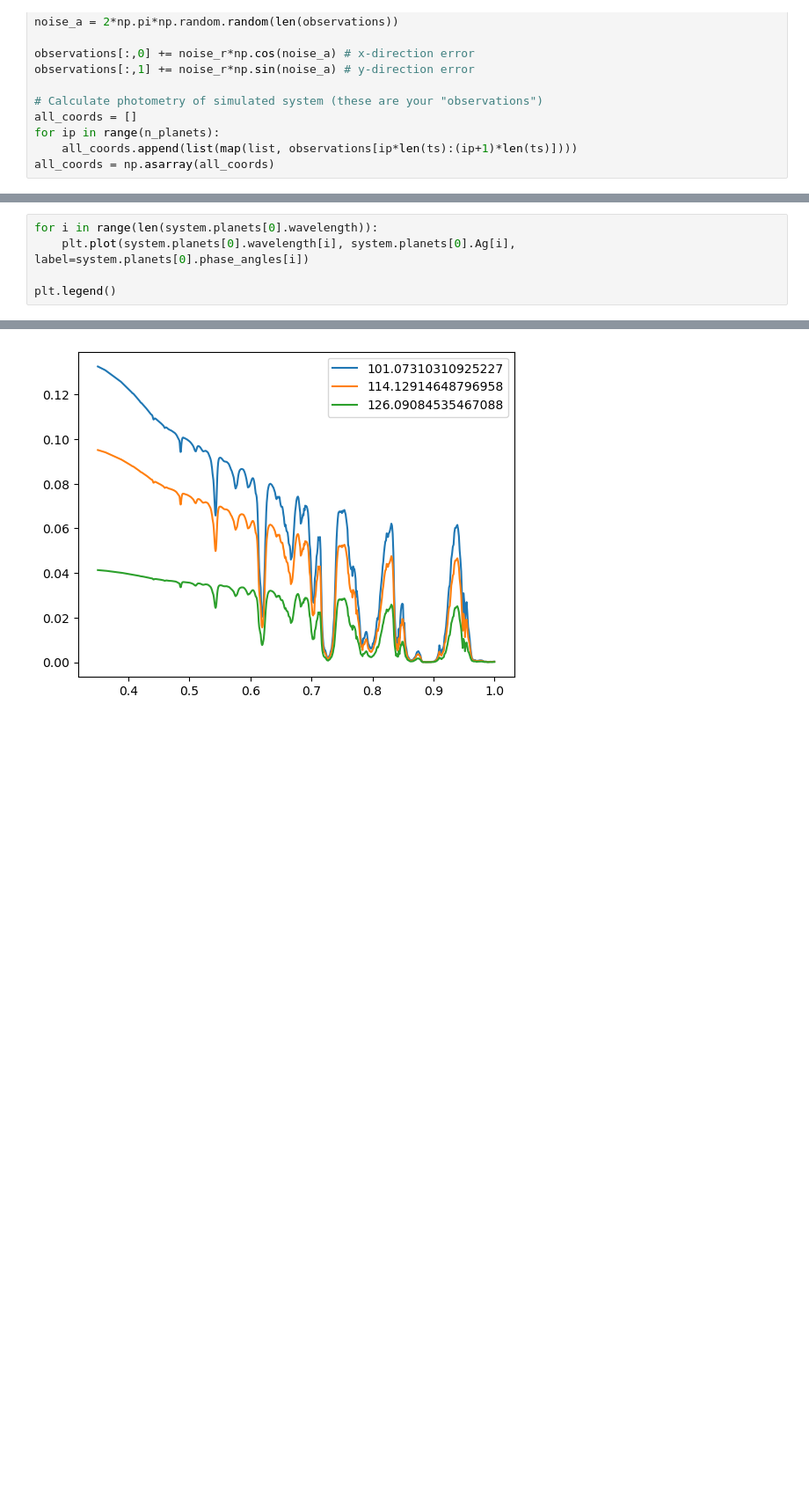
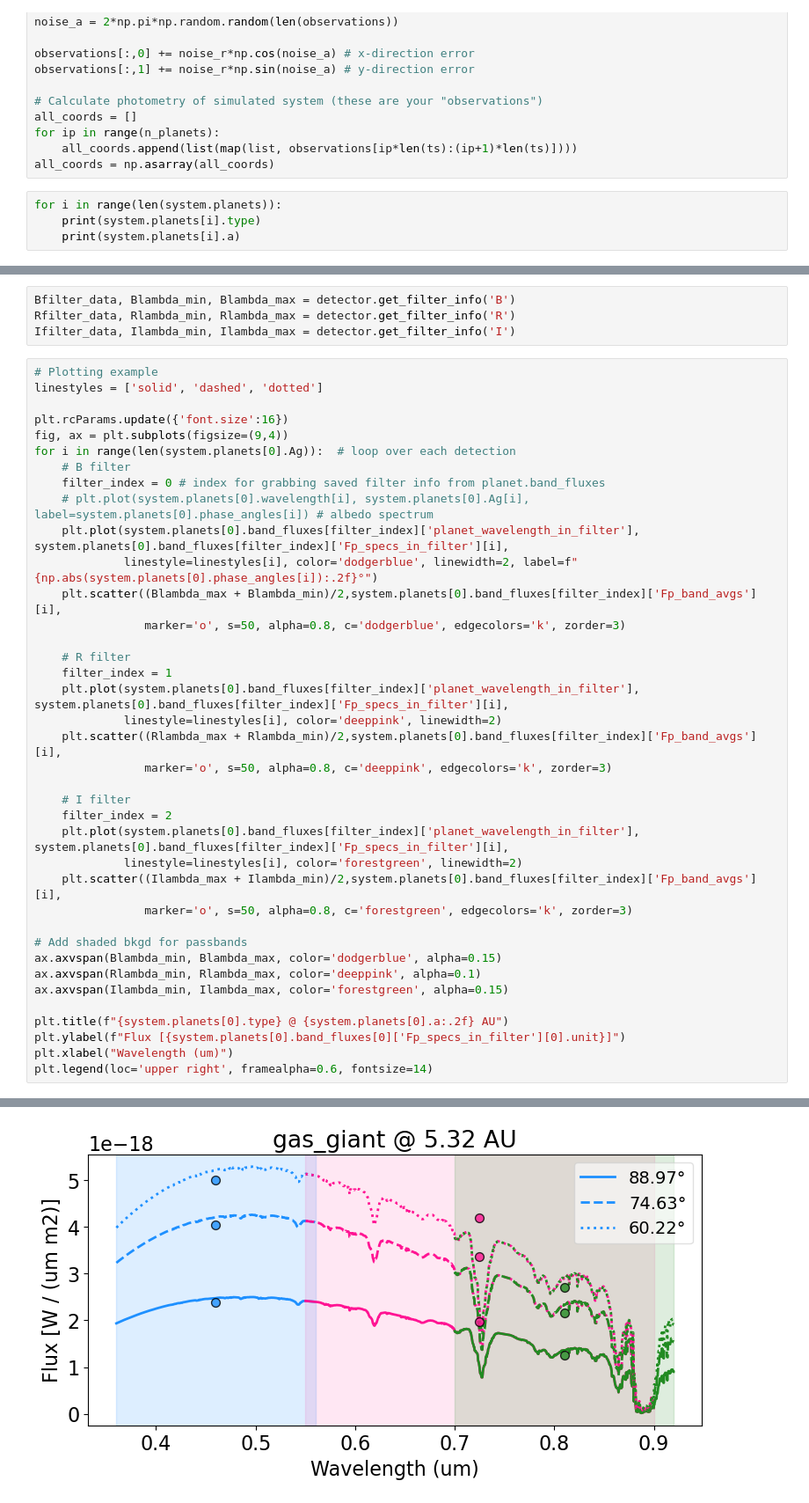
Before and after one commit to snhasler/deconfuser, a Jupyter notebook: photometry/test_color.ipynb, the cells around one changed output, grey strips where cells are left out. Shown: that part at 88% size. Saved outputs shown, nothing was run; the diff lists cells and outputs as text; blank space fills up the shorter version.

```diff
--- a/photometry/test_color.ipynb
+++ b/photometry/test_color.ipynb
@@ -405,3 +405,7 @@ all_coords = []
 for ip in range(n_planets):
     all_coords.append(list(map(list, observations[ip*len(ts):(ip+1)*len(ts)])))
 all_coords = np.asarray(all_coords)
+# %%
+for i in range(len(system.planets)):
+    print(system.planets[i].type)
+    print(system.planets[i].a)
@@ -455,8 +480,45 @@ system.planets[0].phase_angles
+# %%
+Bfilter_data, Blambda_min, Blambda_max = detector.get_filter_info('B')
+Rfilter_data, Rlambda_min, Rlambda_max = detector.get_filter_info('R')
+Ifilter_data, Ilambda_min, Ilambda_max = detector.get_filter_info('I')
 # %%
-for i in range(len(system.planets[0].wavelength)):
-    plt.plot(system.planets[0].wavelength[i], system.planets[0].Ag[i], label=system.planets[0].phase_angles[i])
+# Plotting example
+linestyles = ['solid', 'dashed', 'dotted']
 
-plt.legend()
+plt.rcParams.update({'font.size':16})
+fig, ax = plt.subplots(figsize=(9,4))
+for i in range(len(system.planets[0].Ag)):  # loop over each detection
+    # B filter
+    filter_index = 0 # index for grabbing saved filter info from planet.band_fluxes
+    # plt.plot(system.planets[0].wavelength[i], system.planets[0].Ag[i], label=system.planets[0].phase_angles[i]) # albedo spectrum
+    plt.plot(system.planets[0].band_fluxes[filter_index]['planet_wavelength_in_filter'], system.planets[0].band_fluxes[filter_index]['Fp_specs_in_filter'][i],
+             linestyle=linestyles[i], color='dodgerblue', linewidth=2, label=f"{np.abs(system.planets[0].phase_angles[i]):.2f}°")
+    plt.scatter((Blambda_max + Blambda_min)/2,system.planets[0].band_fluxes[filter_index]['Fp_band_avgs'][i],
+                marker='o', s=50, alpha=0.8, c='dodgerblue', edgecolors='k', zorder=3)
+
+    # R filter
+    filter_index = 1
+    plt.plot(system.planets[0].band_fluxes[filter_index]['planet_wavelength_in_filter'], system.planets[0].band_fluxes[filter_index]['Fp_specs_in_filter'][i],
+             linestyle=linestyles[i], color='deeppink', linewidth=2)
+    plt.scatter((Rlambda_max + Rlambda_min)/2,system.planets[0].band_fluxes[filter_index]['Fp_band_avgs'][i],
+                marker='o', s=50, alpha=0.8, c='deeppink', edgecolors='k', zorder=3)
+
+    # I filter
+    filter_index = 2
+    plt.plot(system.planets[0].band_fluxes[filter_index]['planet_wavelength_in_filter'], system.planets[0].band_fluxes[filter_index]['Fp_specs_in_filter'][i],
+             linestyle=linestyles[i], color='forestgreen', linewidth=2)
+    plt.scatter((Ilambda_max + Ilambda_min)/2,system.planets[0].band_fluxes[filter_index]['Fp_band_avgs'][i],
+                marker='o', s=50, alpha=0.8, c='forestgreen', edgecolors='k', zorder=3)
+
+# Add shaded bkgd for passbands
+ax.axvspan(Blambda_min, Blambda_max, color='dodgerblue', alpha=0.15)
+ax.axvspan(Rlambda_min, Rlambda_max, color='deeppink', alpha=0.1)
+ax.axvspan(Ilambda_min, Ilambda_max, color='forestgreen', alpha=0.15)
+
+plt.title(f"{system.planets[0].type} @ {system.planets[0].a:.2f} AU")
+plt.ylabel(f"Flux [{system.planets[0].band_fluxes[0]['Fp_specs_in_filter'][0].unit}]")
+plt.xlabel("Wavelength (um)")
+plt.legend(loc='upper right', framealpha=0.6, fontsize=14)
 # %% [output]
 <matplotlib.legend.Legend at 0x...>
-[figure, old version]
+[figure, new version]
```
Also changed, not shown: parts of 9 cells of this notebook, 1 other file.
